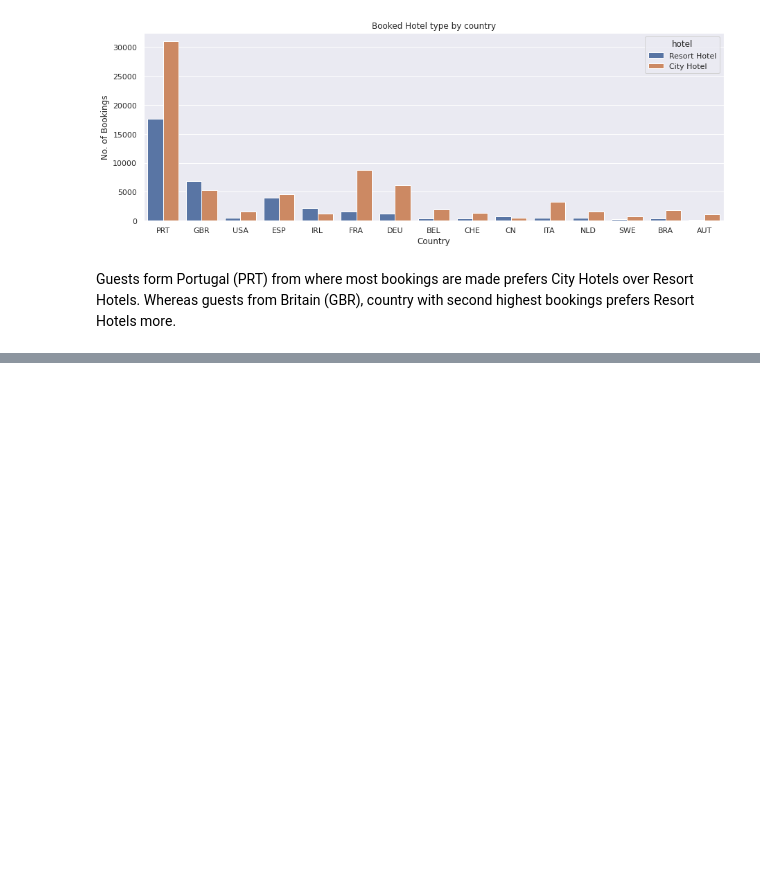
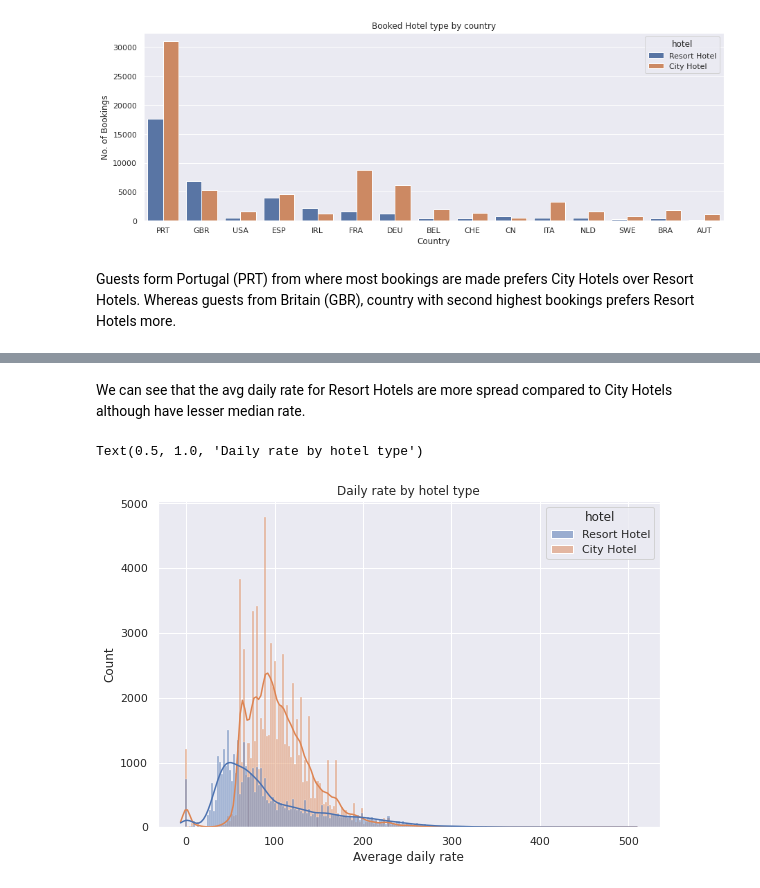
Before and after one commit to ayush9304/Hotel-Booking-Analysis-EDA, a Jupyter notebook: Hotel_Booking_Analysis_EDA.ipynb, the cells around one changed output, grey strips where cells are left out. Cells and saved outputs as stored; diff of their text form; code cells hidden in the pictures; blank space fills up the shorter version.

```diff
--- a/Hotel_Booking_Analysis_EDA.ipynb
+++ b/Hotel_Booking_Analysis_EDA.ipynb
@@ -194,0 +219,10 @@ Guests form Portugal (PRT) from where most bookings are made prefers City Hotels
+# %% [markdown]
+We can see that the avg daily rate for Resort Hotels are more spread compared to City Hotels although have lesser median rate.
+# %%
+plt.figure(figsize=(9,6))
+sns.histplot(x='adr', hue='hotel', data=df2, kde=True)
+plt.xlabel("Average daily rate")
+plt.title("Daily rate by hotel type")
+# %% [output]
+Text(0.5, 1.0, 'Daily rate by hotel type')
+[figure, added]
```
Also changed, not shown: parts of 36 cells of this notebook.
